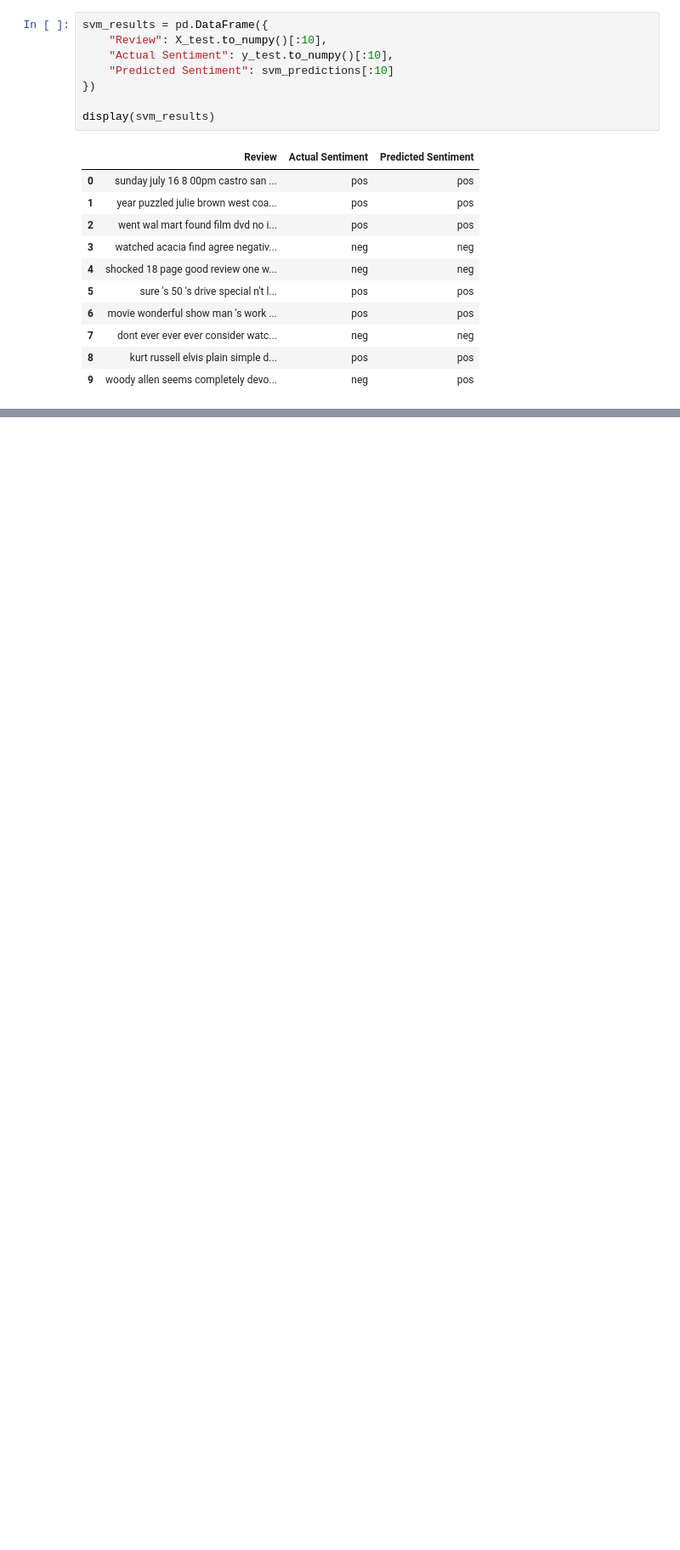
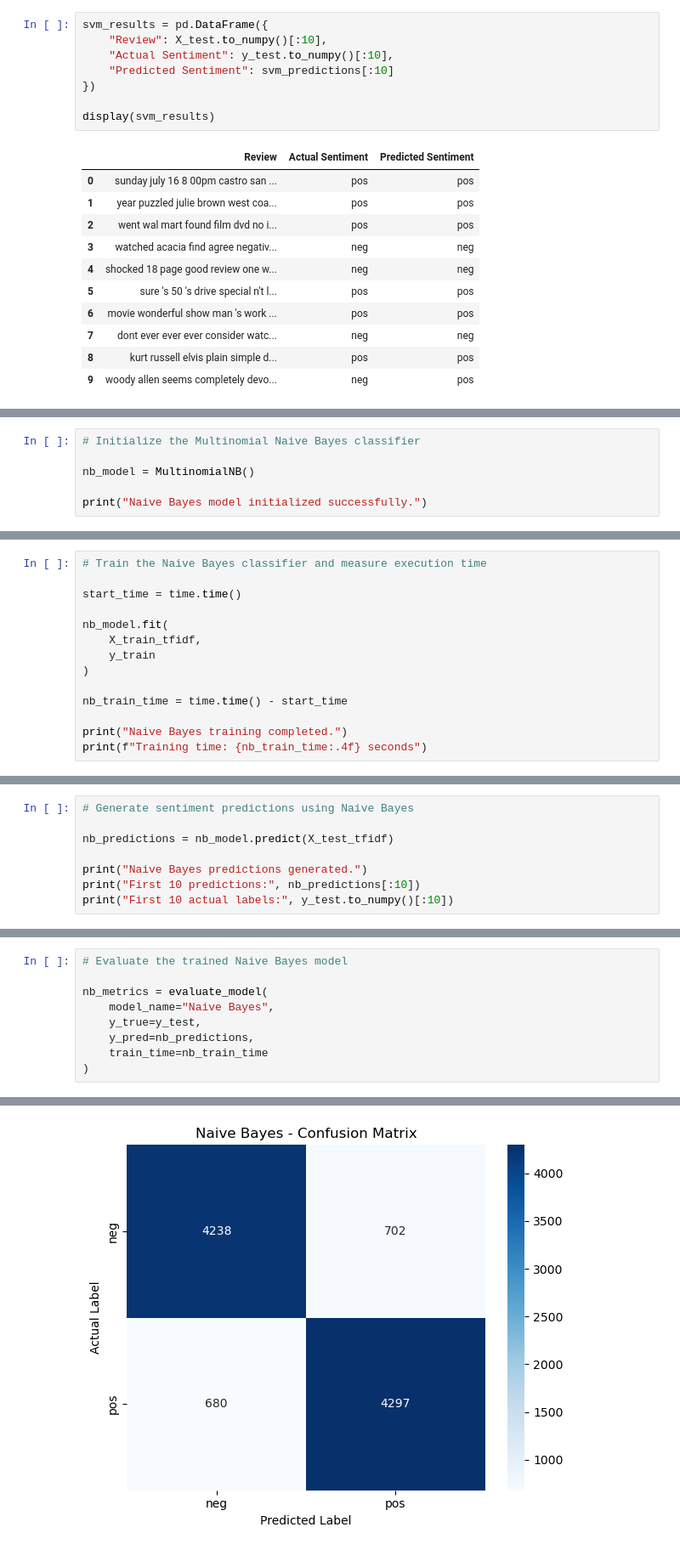
Before and after one commit to nour-hossam7/IMDb-Sentiment-Analysis, a Jupyter notebook: IMDb Movie Review Sentiment Analysis.ipynb, the cells around one changed output, grey strips where cells are left out. Shown at 85% size. Drawn from its saved outputs; the diff is of its cells as text; blank space fills up the shorter version.

```diff
--- a/IMDb Movie Review Sentiment Analysis.ipynb
+++ b/IMDb Movie Review Sentiment Analysis.ipynb
@@ -1031,0 +1169,6 @@ display(svm_results)
+# %%
+# Initialize the Multinomial Naive Bayes classifier
+
+nb_model = MultinomialNB()
+
+print("Naive Bayes model initialized successfully.")
@@ -1031,0 +1185,14 @@ display(svm_results)
+# %%
+# Train the Naive Bayes classifier and measure execution time
+
+start_time = time.time()
+
+nb_model.fit(
+    X_train_tfidf,
+    y_train
+)
+
+nb_train_time = time.time() - start_time
+
+print("Naive Bayes training completed.")
+print(f"Training time: {nb_train_time:.4f} seconds")
@@ -1031,0 +1208,8 @@ display(svm_results)
+# %%
+# Generate sentiment predictions using Naive Bayes
+
+nb_predictions = nb_model.predict(X_test_tfidf)
+
+print("Naive Bayes predictions generated.")
+print("First 10 predictions:", nb_predictions[:10])
+print("First 10 actual labels:", y_test.to_numpy()[:10])
@@ -1031,0 +1258,10 @@ display(svm_results)
+# %%
+# Evaluate the trained Naive Bayes model
+
+nb_metrics = evaluate_model(
+    model_name="Naive Bayes",
+    y_true=y_test,
+    y_pred=nb_predictions,
+    train_time=nb_train_time
+)
+# %% [output]
@@ -1031,0 +1286 @@ display(svm_results)
+[figure, added]
```
Also changed, not shown: parts of 30 cells of this notebook.
